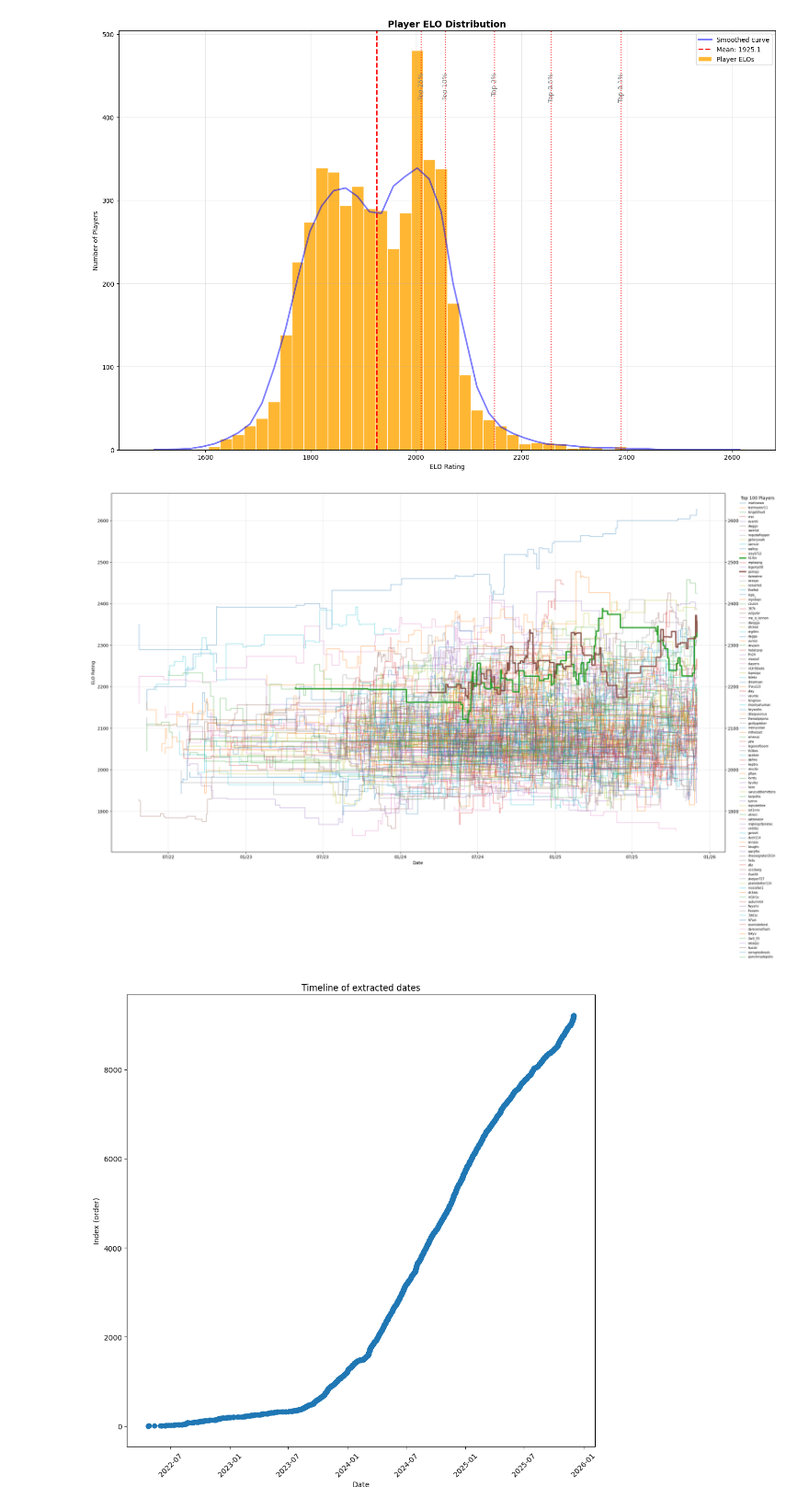
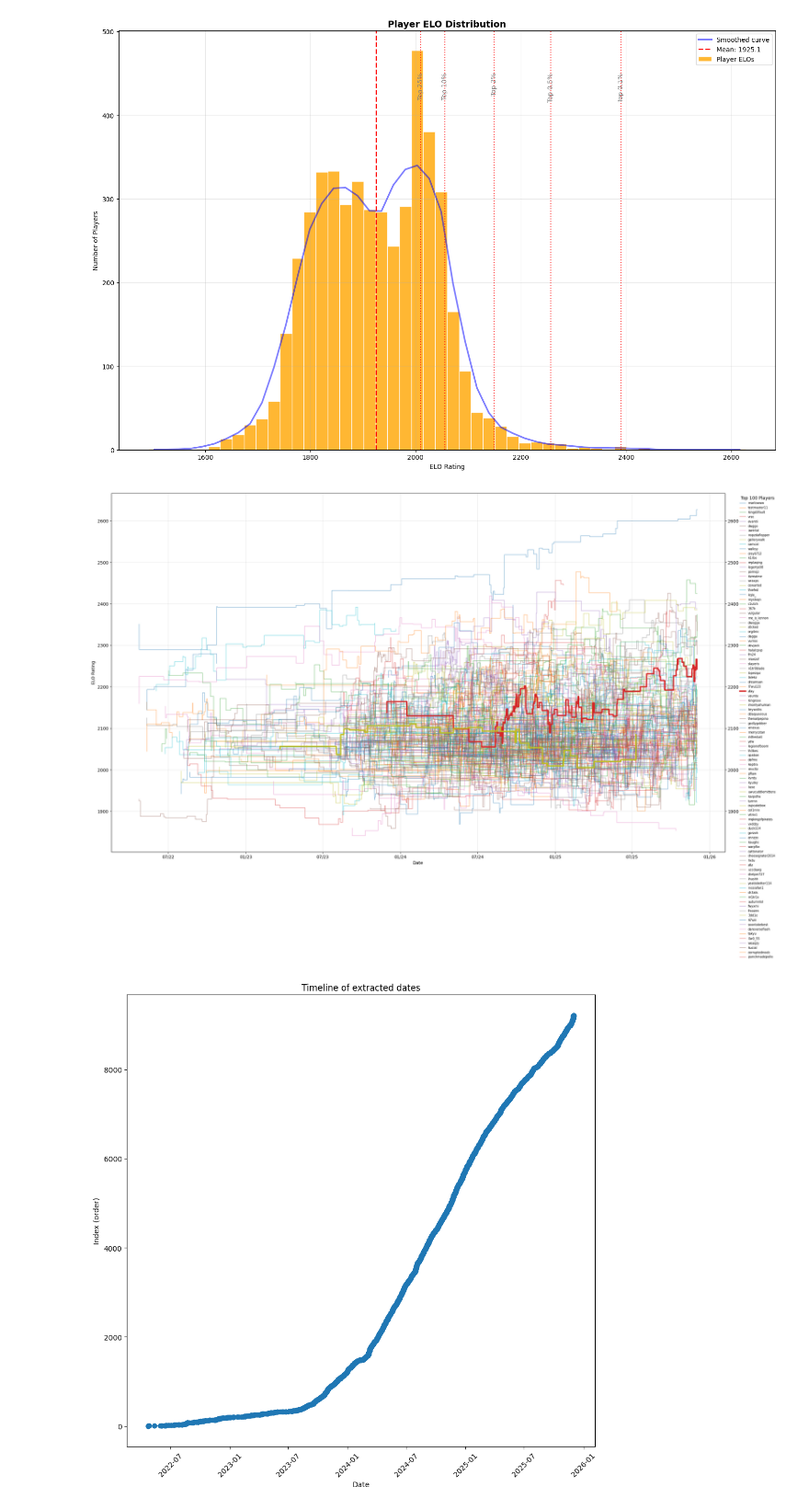
Before and after one commit to ProfX33/mctiers-elo, a Jupyter notebook: elo-analysis.ipynb, the cells around one changed output. Shown at 92% size. Drawn from its saved outputs; the diff is of its cells as text; code cells hidden in the pictures.

```diff
--- a/elo-analysis.ipynb
+++ b/elo-analysis.ipynb
@@ -413,7 +413,7 @@ for i in range(160):
             pos = playerranking[1]  # 0=high, 1=low
 
             playername = rankings["players"][playeruuid]["name"].lower()
-            print("  ", playername)
+            #print("  ", playername)
 
             # Classification logic
             if tierindex == 0:
@@ -435,7 +435,7 @@ print("HT1:", ht1)
 
 
 # Manual additions
-lt2 += ["N1tr0Blade", "jeremyoo", "inthedust", "dwogga", "kyuley", "l3poo", "warrpp"]
+lt2 += ["b1tr0blade", "jeremyoo", "inthedust", "dwogga", "kyuley", "l3poo", "warrpp"]
 ht2.append("quelchi")
 # %%
 def get_elos(player_list, players_dict):
@@ -610,7 +610,7 @@ def plot_elo_distribution(players: dict, bins: int = 40, smooth: bool = True, wi
 
 plot_elo_distribution(players, bins=50, smooth=True, window=5)
 # %% [output]
-[figure, old version]
+[figure, new version]
 # %%
 import matplotlib.pyplot as plt
 from matplotlib.dates import DateFormatter
@@ -733,13 +733,13 @@ def plot_elo_progress(players, sample=None, highlight=None, extend_cutoff_days=2
 # %%
 top_n = 500
 top_players = sorted(players.items(), key=lambda kv: kv[1]["peak"], reverse=True)[:top_n]
 
 #plot_elo_progress(dict(top_players), sample=["itzrealsme", "dreamsan", "marlowww", "crey6712", "camcal", "awerial", "evantii", "wraxps", "gallerywalk"]) # All former HT1s
 #plot_elo_progress(dict(top_players), sample=["jaoling", "cowarted", "asteroides", "revcltz", "walksy", "awerial", "2sap", "replaqing", "turrnn", "me_is_lennon", "halalcpvp", "vrzc", "tokenu", "jesprr", "nopzdaflopper", "mystoqn", "vulgular", "lalekz", "daquaviousblm", "quelchi"]) # EU PLAYERS
 
-plot_elo_progress(dict(top_players), highlight=["k1rbe", "pomojz"], extend_cutoff_days=40)
+plot_elo_progress(dict(top_players), highlight=["drdonutt", "zfay"], extend_cutoff_days=40)
 # %% [output]
-[figure, old version]
+[figure, new version]
 # %%
 # FIND LARGE TIME GAPS IN COPY PASTED DATA
 
```
Also changed, not shown: parts of 3 cells of this notebook, 2 other files.
